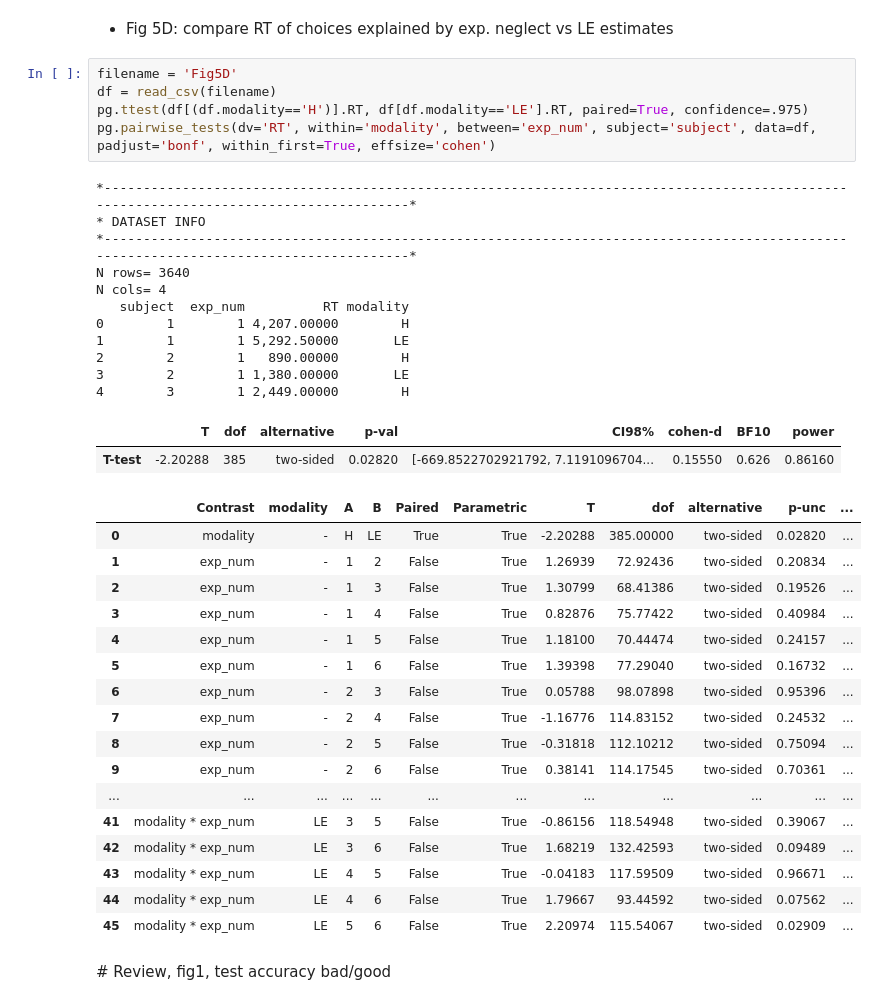
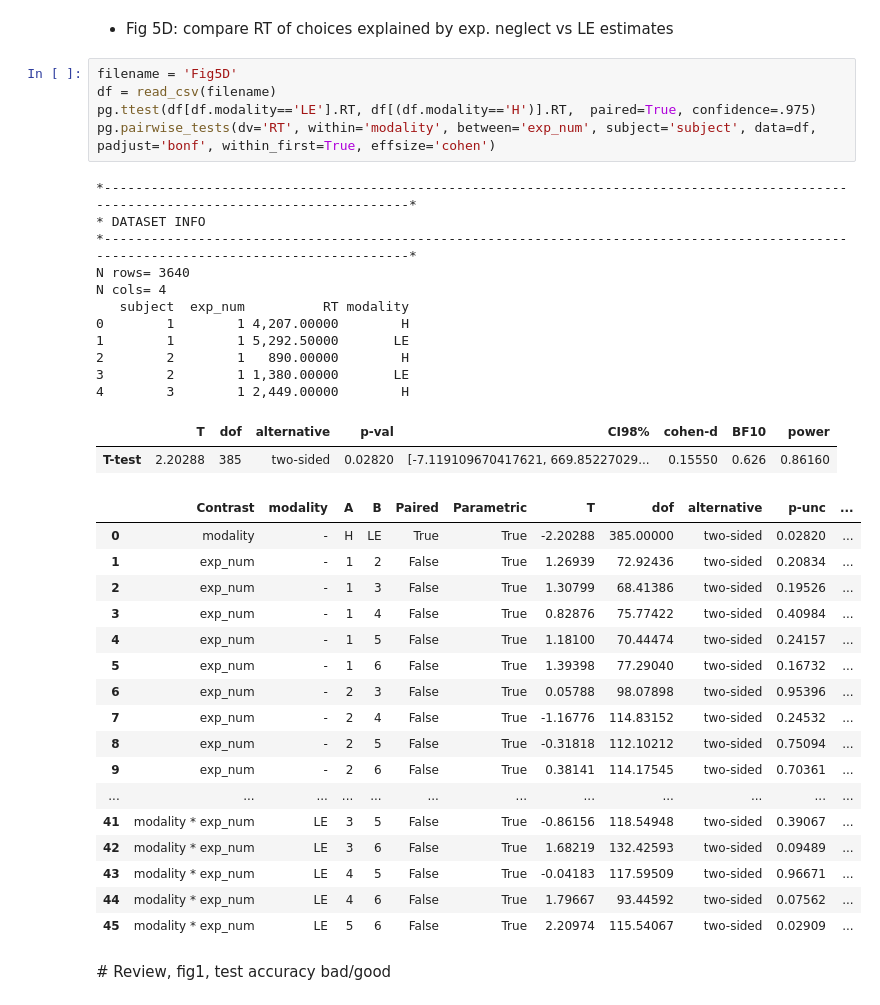
Before and after one commit to bsgarcia/RandCFollowUp, a Jupyter notebook: python/stats.ipynb, the cells around one changed output. Drawn from its saved outputs; the diff is of its cells as text.

```diff
--- a/python/stats.ipynb
+++ b/python/stats.ipynb
@@ -678,22 +675,22 @@ N cols= 4
 # %%
 filename = 'Fig5D'
 df = read_csv(filename)
-pg.ttest(df[(df.modality=='H')].RT, df[df.modality=='LE'].RT, paired=True, confidence=.975)
+pg.ttest(df[df.modality=='LE'].RT, df[(df.modality=='H')].RT,  paired=True, confidence=.975)
 pg.pairwise_tests(dv='RT', within='modality', between='exp_num', subject='subject', data=df, padjust='bonf', within_first=True, effsize='cohen')
 # %% [output]
 *---------------------------------------------------------------------------------------------------------------------------------------*
 * DATASET INFO
 *---------------------------------------------------------------------------------------------------------------------------------------*
 N rows= 3640
 N cols= 4
    subject  exp_num          RT modality
 0        1        1 4,207.00000        H
 1        1        1 5,292.50000       LE
 2        2        1   890.00000        H
 3        2        1 1,380.00000       LE
 4        3        1 2,449.00000        H
 |  | T | dof | alternative | p-val | CI98% | cohen-d | BF10 | power |
-| T-test | -2.20288 | 385 | two-sided | 0.02820 | [-669.8522702921792, 7.1191096704... | 0.15550 | 0.626 | 0.86160 |
+| T-test | 2.20288 | 385 | two-sided | 0.02820 | [-7.119109670417621, 669.85227029... | 0.15550 | 0.626 | 0.86160 |
 |  | Contrast | modality | A | B | Paired | Parametric | T | dof | alternative | p-unc | ... |
 | 0 | modality | - | H | LE | True | True | -2.20288 | 385.00000 | two-sided | 0.02820 | ... |
 | 1 | exp_num | - | 1 | 2 | False | True | 1.26939 | 72.92436 | two-sided | 0.20834 | ... |
```
Also changed, not shown: parts of 2 cells of this notebook, 4 other files.
